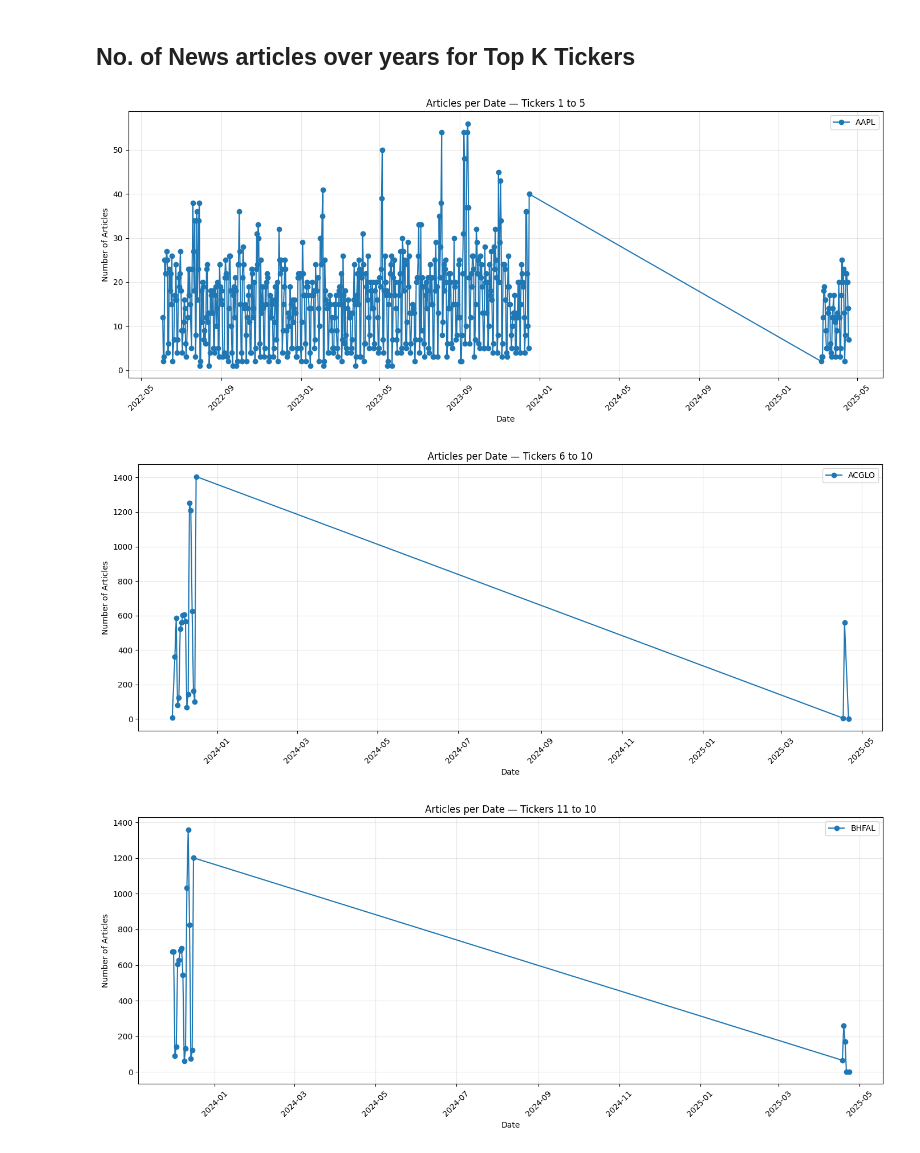
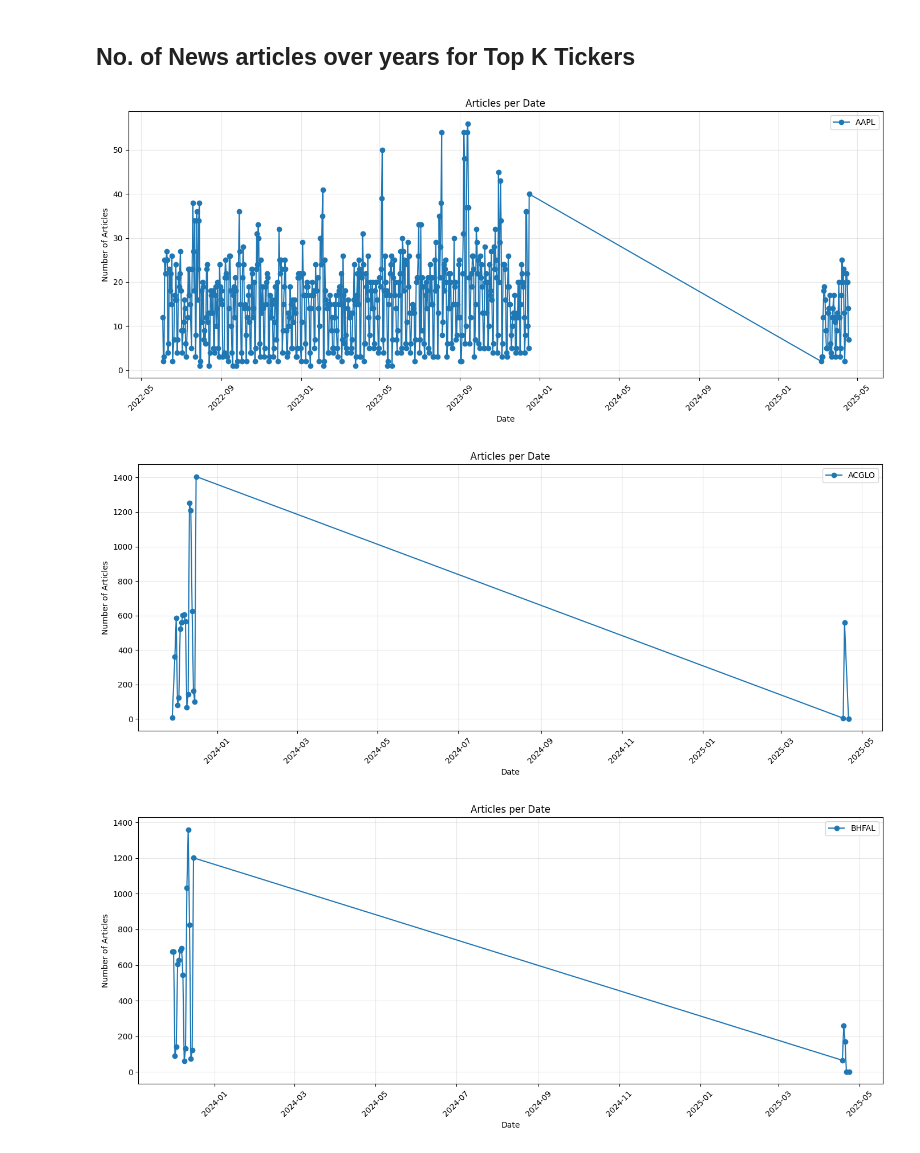
Before and after one commit to pranavdhawann/spring-2026-group4, a Jupyter notebook: src/notebooks/news_eda_1.ipynb, the cells around one changed output. Drawn from its saved outputs; the diff is of its cells as text; code cells hidden in the pictures.

```diff
--- a/src/notebooks/news_eda_1.ipynb
+++ b/src/notebooks/news_eda_1.ipynb
@@ -107,34 +107,34 @@ date_counts = (
     .groupby(['ticker', 'date'])
     .size()
     .reset_index(name='freq')
 )
 tickers = sorted(date_counts['ticker'].unique())
 tickers_per_plot = 1
 n_plots = math.ceil(len(tickers) / tickers_per_plot)
 for i in range(n_plots):
     plt.figure(figsize=(14, 6))
 
     batch = tickers[i * tickers_per_plot:(i + 1) * tickers_per_plot]
 
     for ticker in batch:
         df_t = date_counts[date_counts['ticker'] == ticker]
 
         plt.plot(
             df_t['date'],
             df_t['freq'],
             marker='o',
             label=ticker
         )
 
     plt.xlabel('Date')
     plt.ylabel('Number of Articles')
-    plt.title(f'Articles per Date — Tickers {i*5+1} to {min((i+1)*5, len(tickers))}')
+    plt.title(f'Articles per Date')
     plt.xticks(rotation=45)
     plt.legend()
     plt.grid(alpha=0.3)
     plt.tight_layout()
     plt.show()
 # %% [output]
-[figure, old version]
+[figure, new version]
-[figure, old version]
+[figure, new version]
-[figure, old version]
+[figure, new version]
```
Also changed, not shown: parts of 1 cell of this notebook.
